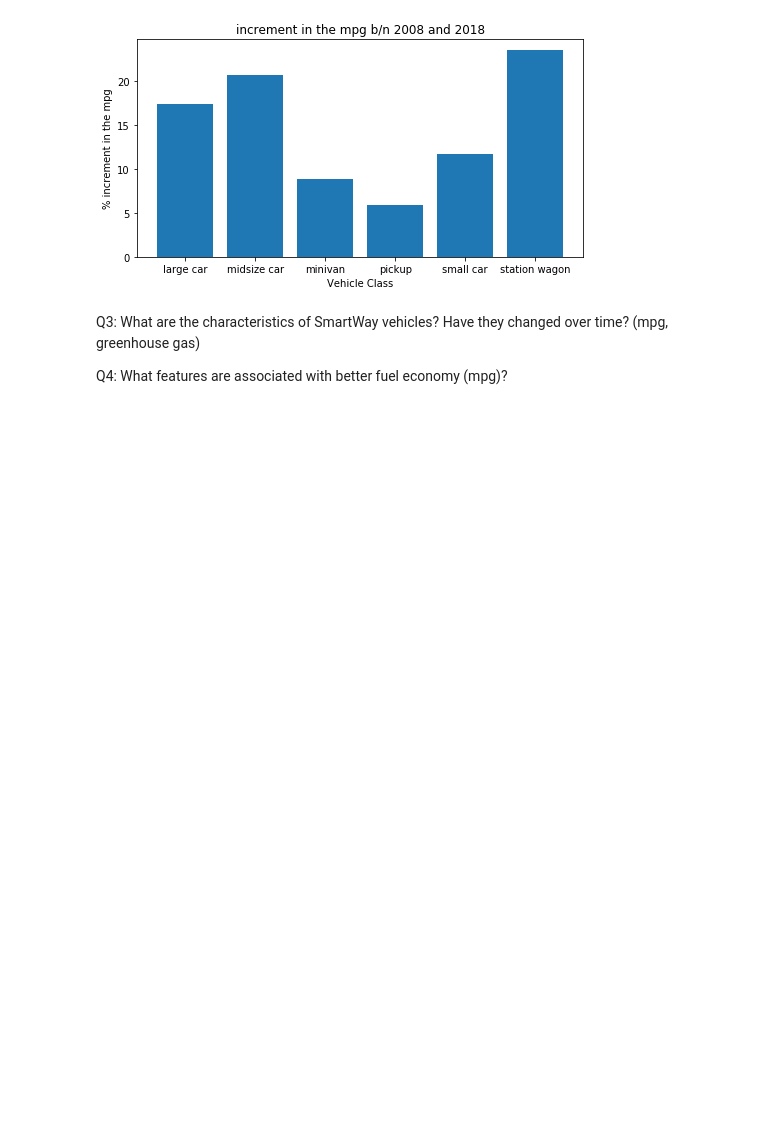
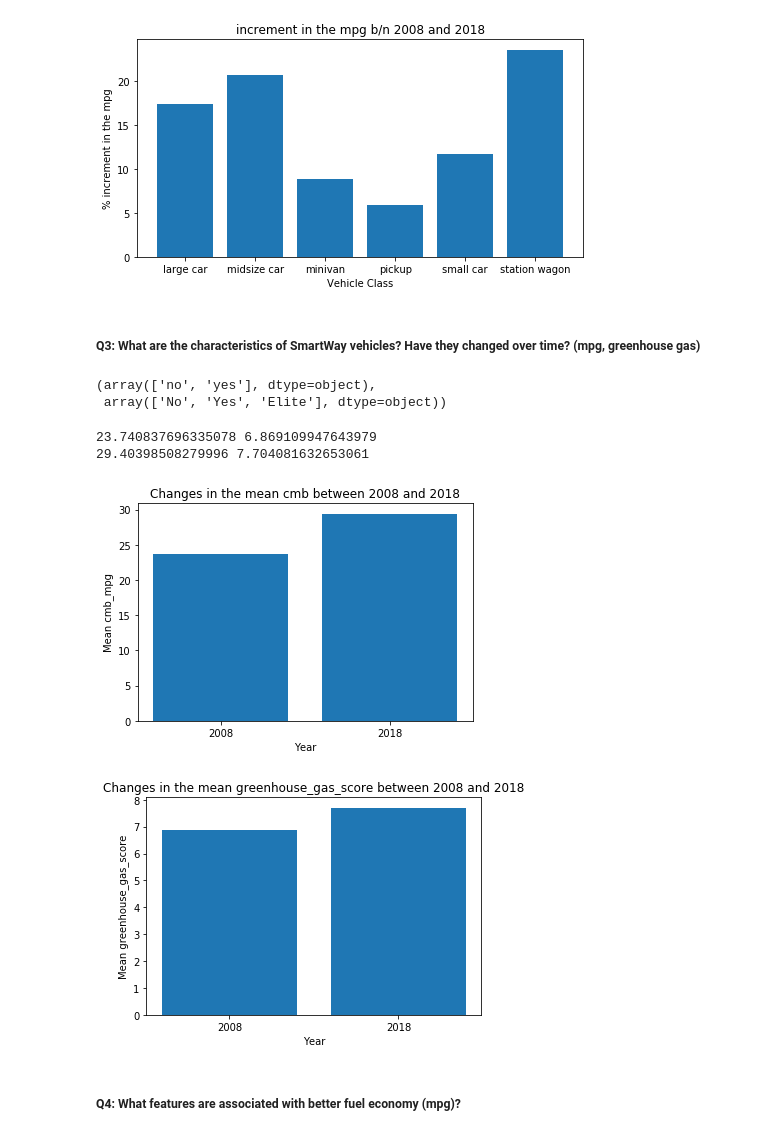
Before and after one commit to PadmarajBhat/DataAnalyst-1, a Jupyter notebook: The Data Analysis Process/Data Analysis Process - Case Study 2.ipynb, the cells around one changed output. Saved outputs shown, nothing was run; the diff lists cells and outputs as text; code cells hidden in the pictures; blank space fills up the shorter version.

```diff
--- a/The Data Analysis Process/Data Analysis Process - Case Study 2.ipynb
+++ b/The Data Analysis Process/Data Analysis Process - Case Study 2.ipynb
@@ -405,7 +406,7 @@ df_08_new.head()
 | 6 | ACURA TL | 3.2 | 6.0 | Auto-S5 | 2WD | Gasoline | midsize car | 7.0 | 18.0 | ... |
 | 7 | ACURA TL | 3.5 | 6.0 | Auto-S5 | 2WD | Gasoline | midsize car | 7.0 | 17.0 | ... |
 # %%
-df_18_new['city_mpg']=df_18_new.city_mpg.astype(np.float)
+df_18_new['city_mpg']=df_18_new.city_mpg.apply(lambda x: float(eval(x)))#.astype(np.float)
 df_18_new.head()
 # %% [output]
 |  | model | displ | cyl | trans | drive | fuel | veh_class | air_pollution_score | city_mpg | ... |
@@ -733,7 +739,34 @@ plt.title("increment in the mpg b/n 2008 and 2018")
 Text(0.5,1,'increment in the mpg b/n 2008 and 2018')
 [figure]
 # %% [markdown]
-
-Q3: What are the characteristics of SmartWay vehicles? Have they changed over time? (mpg, greenhouse gas)
-
-Q4: What features are associated with better fuel economy (mpg)?
+##### Q3: What are the characteristics of SmartWay vehicles? Have they changed over time? (mpg, greenhouse gas)
+# %%
+df_08_new.smartway.unique(), df_18_new.smartway.unique()
+#df_08_new.loc[df_08_new.veh_class == 'SmartWay',:]
+# %% [output]
+(array(['no', 'yes'], dtype=object),
+ array(['No', 'Yes', 'Elite'], dtype=object))
+# %%
+smart_08 = df_08_new.loc[df_08_new.smartway.isin(['yes', 'Yes', 'Elite'])]
+print(smart_08.cmb_mpg.mean(), smart_08.greenhouse_gas_score.mean())
+
+smart_18 = df_18_new.loc[df_18_new.smartway.isin(['yes', 'Yes', 'Elite'])]
+print(smart_18.cmb_mpg.mean(), smart_18.greenhouse_gas_score.mean())
+
+plt.bar(['2008','2018'], [smart_08.cmb_mpg.mean(), smart_18.cmb_mpg.mean()]);
+plt.xlabel('Year');
+plt.ylabel('Mean cmb_mpg');
+plt.title('Changes in the mean cmb between 2008 and 2018');
+plt.show()
+
+plt.bar(['2008','2018'], [smart_08.greenhouse_gas_score.mean(), smart_18.greenhouse_gas_score.mean()]);
+plt.xlabel('Year');
+plt.ylabel('Mean greenhouse_gas_score');
+plt.title('Changes in the mean greenhouse_gas_score between 2008 and 2018');
+# %% [output]
+23.740837696335078 6.869109947643979
+29.40398508279996 7.704081632653061
+[figure, added]
+[figure, added]
+# %% [markdown]
+##### Q4: What features are associated with better fuel economy (mpg)?
```
Also changed, not shown: parts of 2 cells of this notebook.
